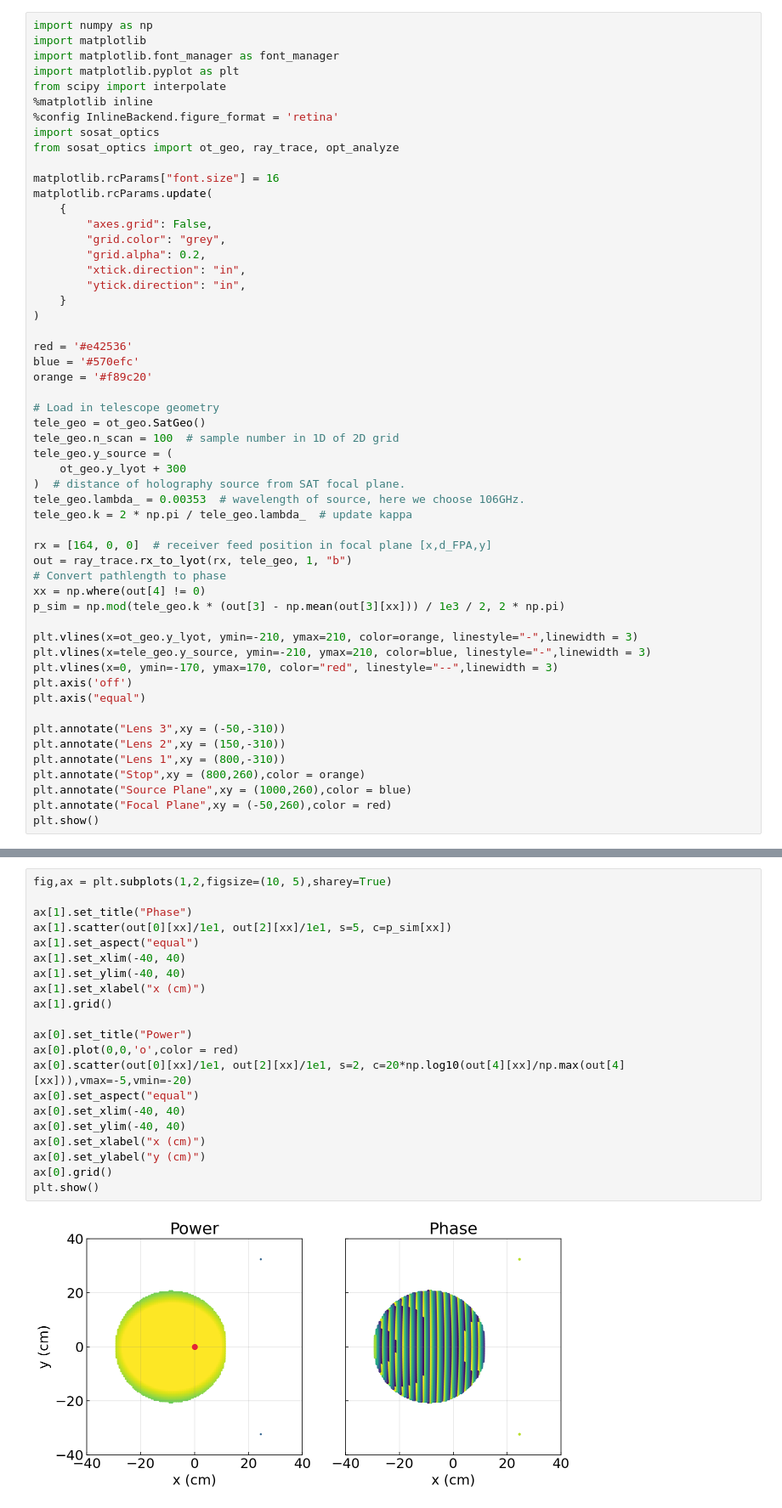
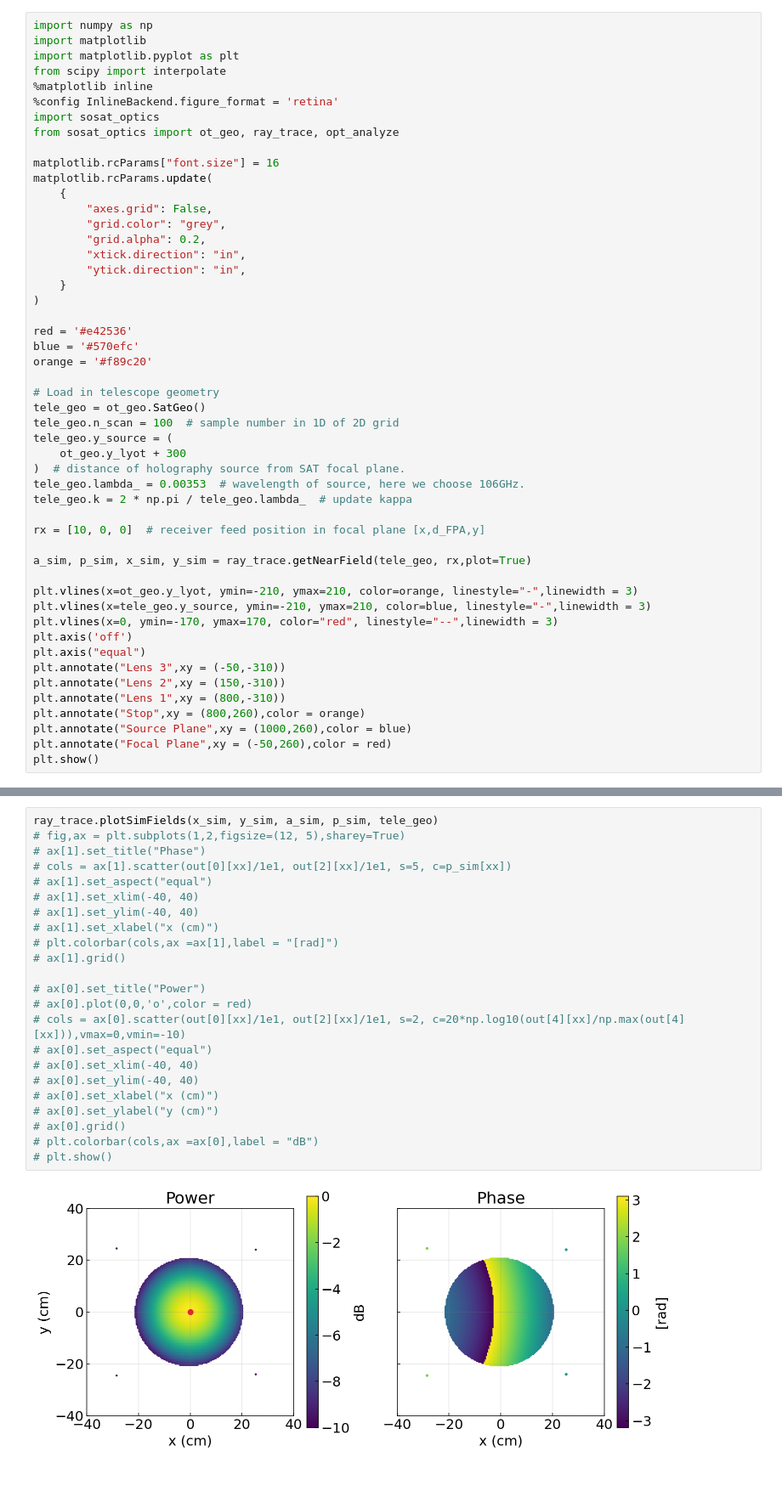
Before and after one commit to McMahonCosmologyGroup/sosat_optics, a Jupyter notebook: notebooks/sat_holography.ipynb, the cells around one changed output, grey strips where cells are left out. Shown at 85% size. Saved outputs shown, nothing was run; the diff lists cells and outputs as text; blank space fills up the shorter version.

```diff
--- a/notebooks/sat_holography.ipynb
+++ b/notebooks/sat_holography.ipynb
@@ -14,7 +14,6 @@ $$ \phi = d_{\text{PL}} \frac{\lambda}{2\pi}$$
 # %%
 import numpy as np
 import matplotlib
-import matplotlib.font_manager as font_manager
 import matplotlib.pyplot as plt
 from scipy import interpolate
 %matplotlib inline
@@ -46,18 +45,15 @@ tele_geo.y_source = (
 tele_geo.lambda_ = 0.00353  # wavelength of source, here we choose 106GHz.
 tele_geo.k = 2 * np.pi / tele_geo.lambda_  # update kappa
 
-rx = [164, 0, 0]  # receiver feed position in focal plane [x,d_FPA,y]
-out = ray_trace.rx_to_lyot(rx, tele_geo, 1, "b")
-# Convert pathlength to phase
-xx = np.where(out[4] != 0)
-p_sim = np.mod(tele_geo.k * (out[3] - np.mean(out[3][xx])) / 1e3 / 2, 2 * np.pi)
+rx = [10, 0, 0]  # receiver feed position in focal plane [x,d_FPA,y]
+
+a_sim, p_sim, x_sim, y_sim = ray_trace.getNearField(tele_geo, rx,plot=True)
 
 plt.vlines(x=ot_geo.y_lyot, ymin=-210, ymax=210, color=orange, linestyle="-",linewidth = 3)
 plt.vlines(x=tele_geo.y_source, ymin=-210, ymax=210, color=blue, linestyle="-",linewidth = 3)
 plt.vlines(x=0, ymin=-170, ymax=170, color="red", linestyle="--",linewidth = 3)
 plt.axis('off')
 plt.axis("equal")
-
 plt.annotate("Lens 3",xy = (-50,-310))
 plt.annotate("Lens 2",xy = (150,-310))
 plt.annotate("Lens 1",xy = (800,-310))
@@ -74,27 +70,29 @@ We will eventually measure these fields with holography.  A rectangular feedhorn
 
 A convolution of the fields shows the amplitude of the beam fall off quickly at ~10cm radius from center.  The phase also remains relatively constant in front of the window.
 # %%
-fig,ax = plt.subplots(1,2,figsize=(10, 5),sharey=True)
+ray_trace.plotSimFields(x_sim, y_sim, a_sim, p_sim, tele_geo)
+# fig,ax = plt.subplots(1,2,figsize=(12, 5),sharey=True)
+# ax[1].set_title("Phase")
+# cols = ax[1].scatter(out[0][xx]/1e1, out[2][xx]/1e1, s=5, c=p_sim[xx])
+# ax[1].set_aspect("equal")
+# ax[1].set_xlim(-40, 40)
+# ax[1].set_ylim(-40, 40)
+# ax[1].set_xlabel("x (cm)")
+# plt.colorbar(cols,ax =ax[1],label = "[rad]")
+# ax[1].grid()
 
-ax[1].set_title("Phase")
-ax[1].scatter(out[0][xx]/1e1, out[2][xx]/1e1, s=5, c=p_sim[xx])
-ax[1].set_aspect("equal")
-ax[1].set_xlim(-40, 40)
-ax[1].set_ylim(-40, 40)
-ax[1].set_xlabel("x (cm)")
-ax[1].grid()
-
-ax[0].set_title("Power")
-ax[0].plot(0,0,'o',color = red)
-ax[0].scatter(out[0][xx]/1e1, out[2][xx]/1e1, s=2, c=20*np.log10(out[4][xx]/np.max(out[4][xx])),vmax=-5,vmin=-20)
-ax[0].set_aspect("equal")
-ax[0].set_xlim(-40, 40)
-ax[0].set_ylim(-40, 40)
-ax[0].set_xlabel("x (cm)")
-ax[0].set_ylabel("y (cm)")
-ax[0].grid()
-plt.show()
+# ax[0].set_title("Power")
+# ax[0].plot(0,0,'o',color = red)
+# cols = ax[0].scatter(out[0][xx]/1e1, out[2][xx]/1e1, s=2, c=20*np.log10(out[4][xx]/np.max(out[4][xx])),vmax=0,vmin=-10)
+# ax[0].set_aspect("equal")
+# ax[0].set_xlim(-40, 40)
+# ax[0].set_ylim(-40, 40)
+# ax[0].set_xlabel("x (cm)")
+# ax[0].set_ylabel("y (cm)")
+# ax[0].grid()
+# plt.colorbar(cols,ax =ax[0],label = "dB")
+# plt.show()
 # %% [output]
-[figure, old version]
+[figure, new version]
 # %%
 print("The source is located at {:.2f} cm from the focal plane.".format(tele_geo.y_source/1e1))
```
Also changed, not shown: parts of 2 cells of this notebook, 1 other file.
